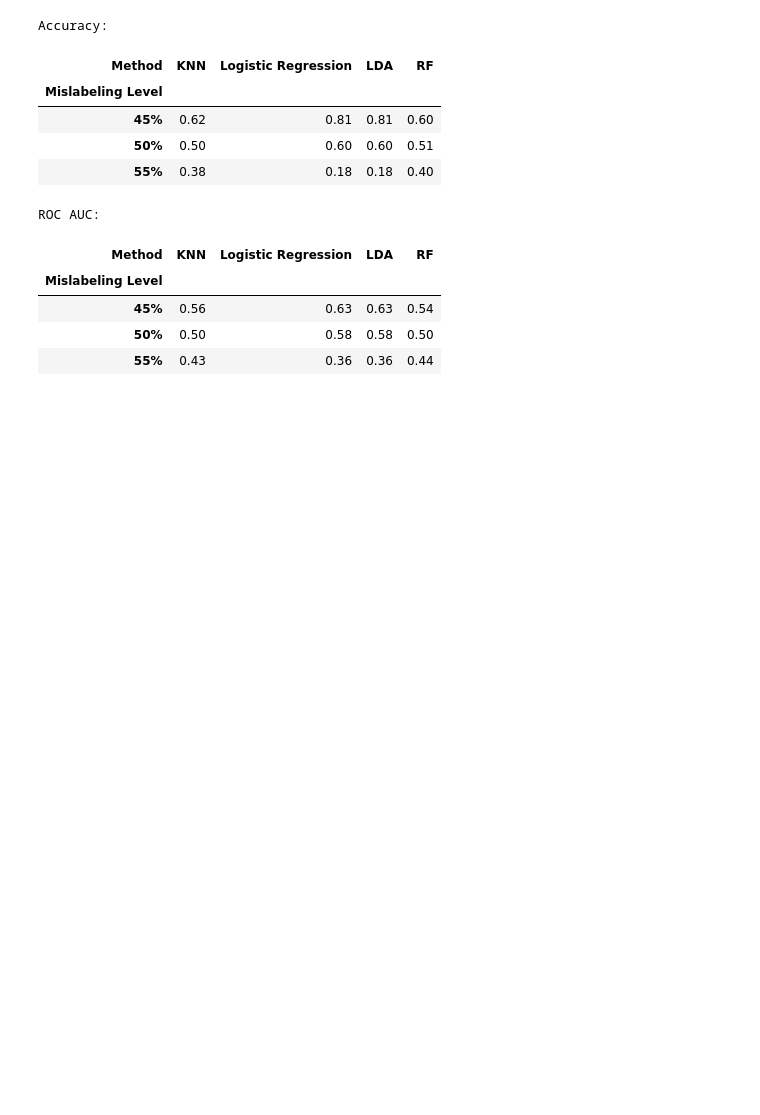
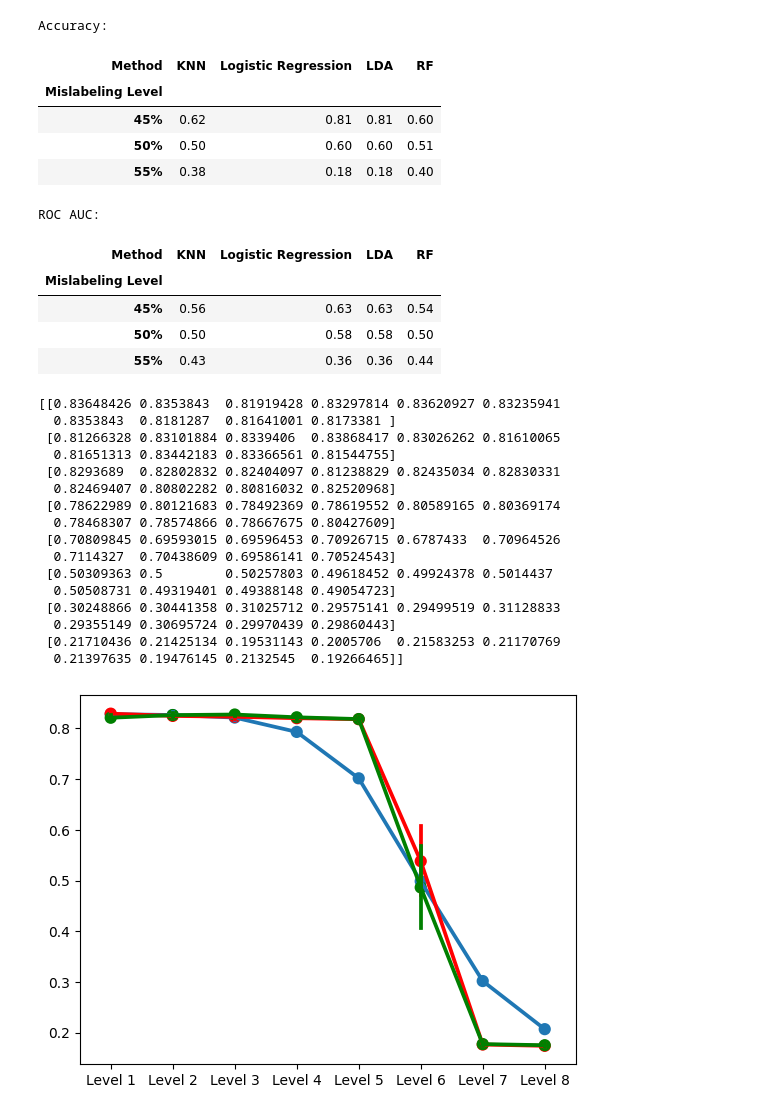
Before and after one commit to maximiliann97/Big-data-MVE441, a Jupyter notebook: Notebook_without_2d-plots.ipynb, the cells around one changed output. Drawn from its saved outputs; the diff is of its cells as text; code cells hidden in the pictures; blank space fills up the shorter version.

```diff
--- a/Notebook_without_2d-plots.ipynb
+++ b/Notebook_without_2d-plots.ipynb
@@ -302,13 +321,11 @@ for i, level in enumerate(levels):
         # predict the class labels for the test set
         y_pred = LDA.predict(test_features_pca)
         # compute the evaluation metrics and append to the respective list
-        LDA_f1_scores[j, i] = f1_score(test_labels, y_pred)
-        LDA_accuracy_scores[j, i] = accuracy_score(test_labels, y_pred)
-        LDA_roc_auc_scores[j, i] = roc_auc_score(test_labels, y_pred)
+        LDA_f1_scores[i, j] = f1_score(test_labels, y_pred)
+        LDA_accuracy_scores[i, j] = accuracy_score(test_labels, y_pred)
+        LDA_roc_auc_scores[i, j] = roc_auc_score(test_labels, y_pred)
 
 
-LDA_f1 = np.mean(LDA_f1_scores, axis=0)
-LDA_accuracy = np.mean(LDA_accuracy_scores, axis=0)
-LDA_roc_auc = np.mean(LDA_roc_auc_scores, axis=0)
-
-print(LDA_accuracy)
+LDA_f1 = np.mean(LDA_f1_scores, axis=1)
+LDA_accuracy = np.mean(LDA_accuracy_scores, axis=1)
+LDA_roc_auc = np.mean(LDA_roc_auc_scores, axis=1)
@@ -467,3 +508,45 @@ ROC AUC:
 | 45% | 0.56 | 0.63 | 0.63 | 0.54 |
 | 50% | 0.50 | 0.58 | 0.58 | 0.50 |
 | 55% | 0.43 | 0.36 | 0.36 | 0.44 |
+# %%
+import pandas as pd
+import seaborn as sns
+import matplotlib.pyplot as plt
+import numpy as np
+print(knn_accuracy_scores)
+# Create a numpy array with random data
+data = np.random.rand(10, 8)
+
+# Create a pandas dataframe from the numpy array
+df = pd.DataFrame(knn_accuracy_scores.T)
+df1 = pd.DataFrame(logreg_accuracy_scores.T)
+df2 = pd.DataFrame(LDA_accuracy_scores.T)
+
+# Optionally, you can name the columns of the dataframe based on the levels
+df.columns = ['Level 1', 'Level 2', 'Level 3', 'Level 4', 'Level 5', 'Level 6', 'Level 7', 'Level 8']
+df1.columns = ['Level 1', 'Level 2', 'Level 3', 'Level 4', 'Level 5', 'Level 6', 'Level 7', 'Level 8']
+df2.columns = ['Level 1', 'Level 2', 'Level 3', 'Level 4', 'Level 5', 'Level 6', 'Level 7', 'Level 8']
+# Create the sns.pointplot
+sns.pointplot(data=df)
+sns.pointplot(data=df1, color='red')
+sns.pointplot(data=df2, color='green')
+# Display the plot
+plt.show()
+# %% [output]
+[[0.83648426 0.8353843  0.81919428 0.83297814 0.83620927 0.83235941
+  0.8353843  0.8181287  0.81641001 0.8173381 ]
+ [0.81266328 0.83101884 0.8339406  0.83868417 0.83026262 0.81610065
+  0.81651313 0.83442183 0.83366561 0.81544755]
+ [0.8293689  0.82802832 0.82404097 0.81238829 0.82435034 0.82830331
+  0.82469407 0.80802282 0.80816032 0.82520968]
+ [0.78622989 0.80121683 0.78492369 0.78619552 0.80589165 0.80369174
+  0.78468307 0.78574866 0.78667675 0.80427609]
+ [0.70809845 0.69593015 0.69596453 0.70926715 0.6787433  0.70964526
+  0.7114327  0.70438609 0.69586141 0.70524543]
+ [0.50309363 0.5        0.50257803 0.49618452 0.49924378 0.5014437
+  0.50508731 0.49319401 0.49388148 0.49054723]
+ [0.30248866 0.30441358 0.31025712 0.29575141 0.29499519 0.31128833
+  0.29355149 0.30695724 0.29970439 0.29860443]
+ [0.21710436 0.21425134 0.19531143 0.2005706  0.21583253 0.21170769
+  0.21397635 0.19476145 0.2132545  0.19266465]]
+[figure, added]
```
Also changed, not shown: parts of 8 cells of this notebook.
